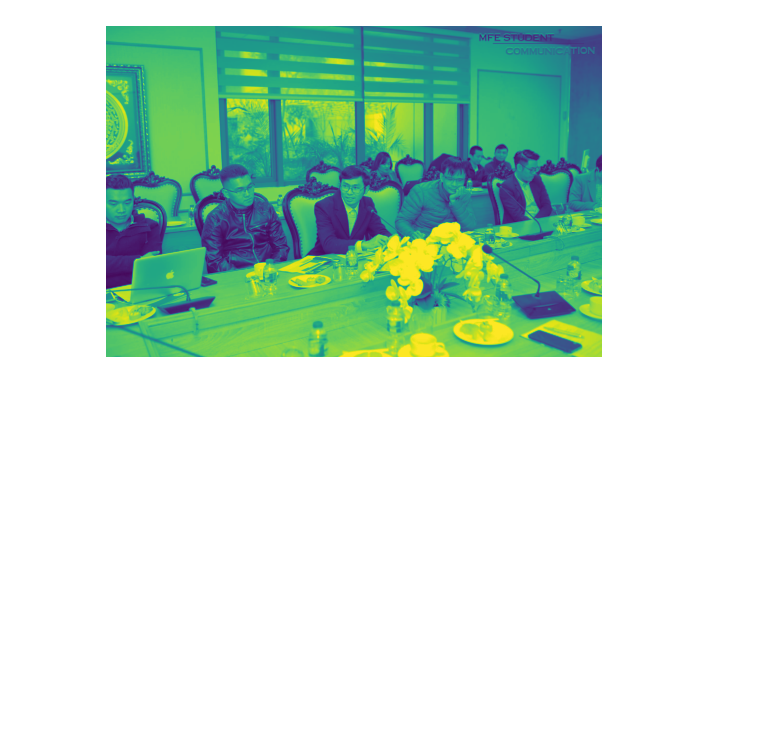
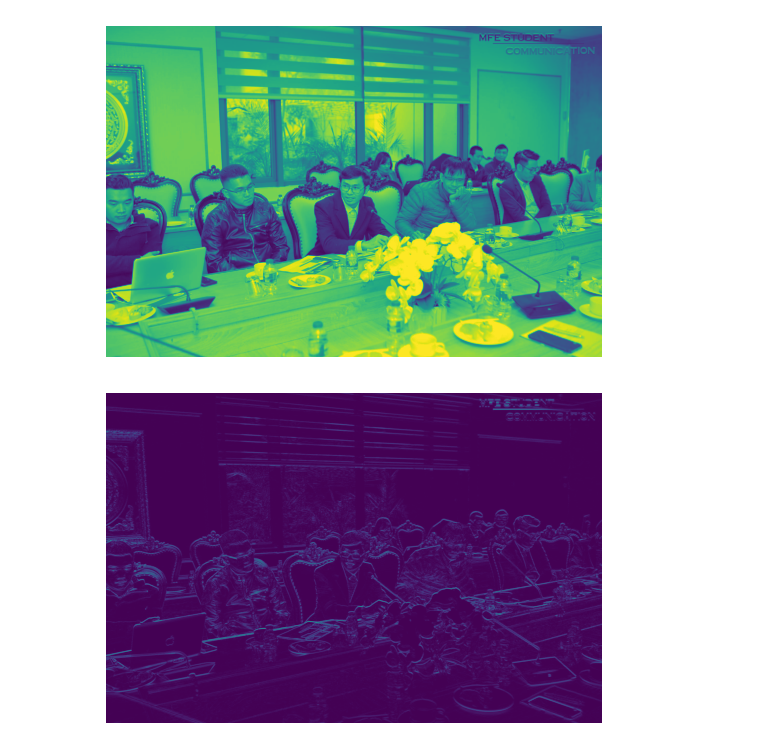
Before and after one commit to phamcongdan85/khanh_blog, a Jupyter notebook: bai8/cnn.ipynb, the cells around one changed output. Drawn from its saved outputs; the diff is of its cells as text; code cells hidden in the pictures; blank space fills up the shorter version.

```diff
--- a/bai8/cnn.ipynb
+++ b/bai8/cnn.ipynb
@@ -28,21 +28,34 @@ Image shape: (1365, 2048)
 # %%
 # Horizontal filter
 F1 = np.array([[-1, -1, -1], [0, 0, 0], [1, 1, 1]])
 
 # Convolution 2 dimensions
 
 def conv2d(X, F, s=1, p=0):
     """
     X: input matrix
     F: filter matrix
     s: Step size
     p: padding size
     """
 
     (w1, h1) = X.shape
     f = F.shape[0]
     w2 = int((w1 + 2*p -f)/s) + 1
     h2 = int((h1 + 2*p -f)/s) + 1
 
     Y = np.zeros((w2, h2))
     X_pad = np.pad(X, pad_width=p, mode='constant', constant_values = 0)
+    for i in range(w2):
+        for j in range(h2):
+            idw = i*s
+            idh = j*s
+            Y[i,j] = np.abs(np.sum(X_pad[idw:(idw+f), idh:(idh+f)]*F))
+    return Y
+
+Y1 = conv2d(X, F1, s=1, p=0)
+plt.imshow(Y1)
+plt.axis('off')
+plt.show()
+# %% [output]
+[figure, added]
```
Also changed, not shown: parts of 1 cell of this notebook.
